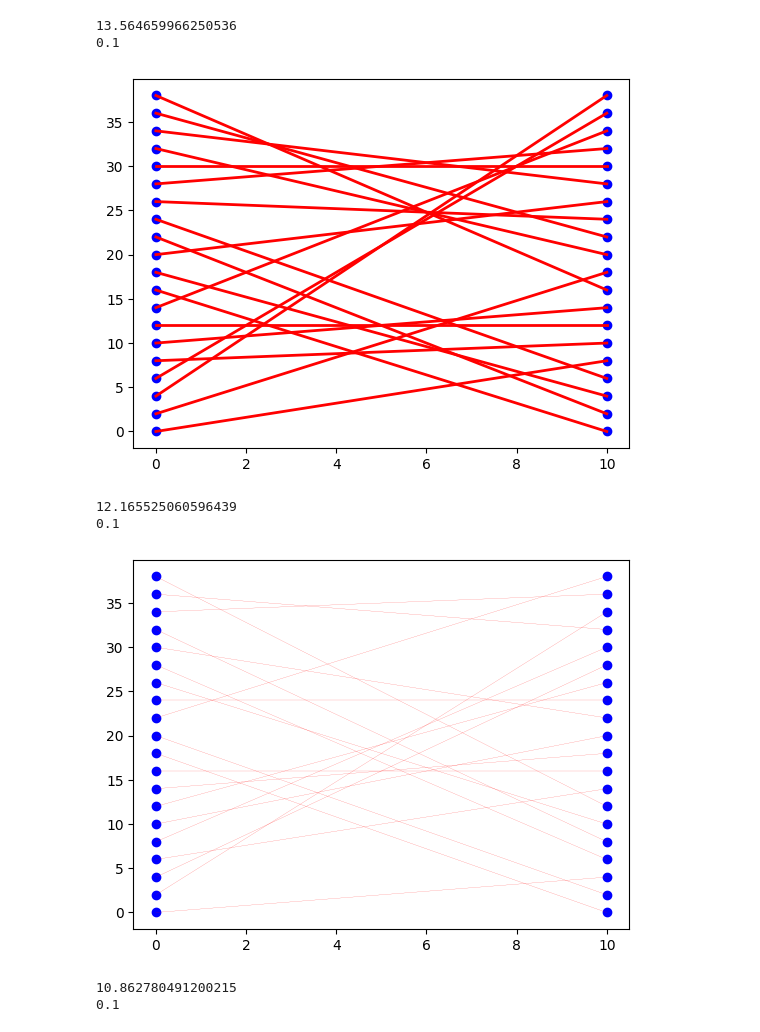
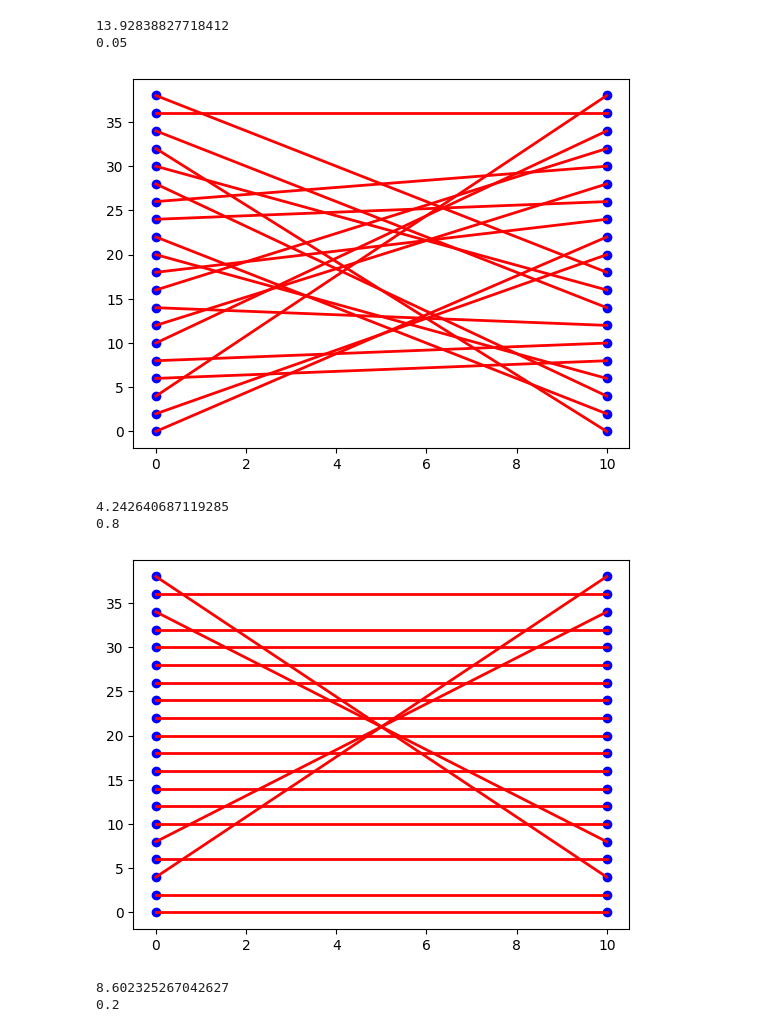
Before and after one commit to jakobmaier-eu/graph-gromov, a Jupyter notebook: testing_algorithms.ipynb, the cells around one changed output. Saved outputs shown, nothing was run; the diff lists cells and outputs as text; code cells hidden in the pictures.

```diff
--- a/testing_algorithms.ipynb
+++ b/testing_algorithms.ipynb
@@ -31,9 +31,7 @@ p = 0.4
 
 A_eq, b_eq =  bistochastic_equality_constraints(n)
 
-G0, A0 = sample_Erdos_Renyi(n, p)
-G1, A1 = noisy_copy_same_nodes(G0, 0.9)
-
+G0, G1, A0, A1 = sample_correlated_geometric(n, p, d=3, s=0.8)
 Ps = rand_perm_matrix(n)
 print(G0)
 print(G1)
@@ -139,26 +147,26 @@ plot_alignment(G0, G1, isor)
 print(np.linalg.norm(A0.toarray() - isor @ A1.toarray() @ isor.T))
 print(overlap(isor, np.eye(n)))
 # %% [output]
-13.564659966250536
-0.1
+13.92838827718412
+0.05
-[figure, old version]
+[figure, new version]
 # %%
 A0 = (A0).astype(float)
 A1 = (A1).astype(float)
-T = ot.gromov.gromov_wasserstein(A0.toarray(), A1.toarray(), loss_fun='square_loss')
-plot_alignment(G0, G1, T)
+T = ot.gromov.entropic_gromov_wasserstein(A0.toarray(), A1.toarray(),epsilon=0.1, loss_fun='square_loss')
+Tp = project_to_perm(T, A_eq, b_eq)
+plot_alignment(G0, G1, Tp)
 plt.plot()
-Tp = project_to_perm(T, A_eq, b_eq)
 print(np.linalg.norm(A0.toarray() - Tp @ A1.toarray() @ Tp.T))
 print(overlap(Tp, np.eye(n)))
 # %% [output]
-12.165525060596439
-0.1
+4.242640687119285
+0.8
-[figure, old version]
+[figure, new version]
 # %%
 T = greedy_to_perm(T)
 print(np.linalg.norm(A0.toarray() - T @ A1.toarray() @ T.T))
 print(overlap(T, Dp))
 # %% [output]
-10.862780491200215
-0.1
+8.602325267042627
+0.2
```
Also changed, not shown: parts of 12 cells of this notebook, 1 other file.
